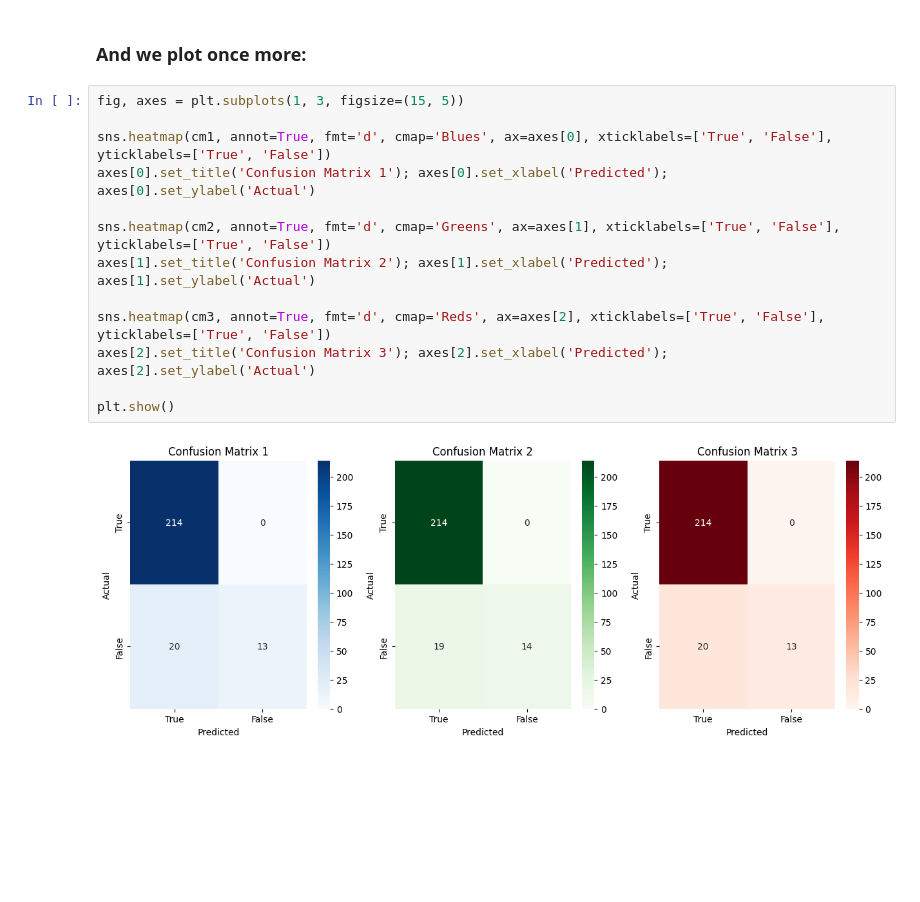
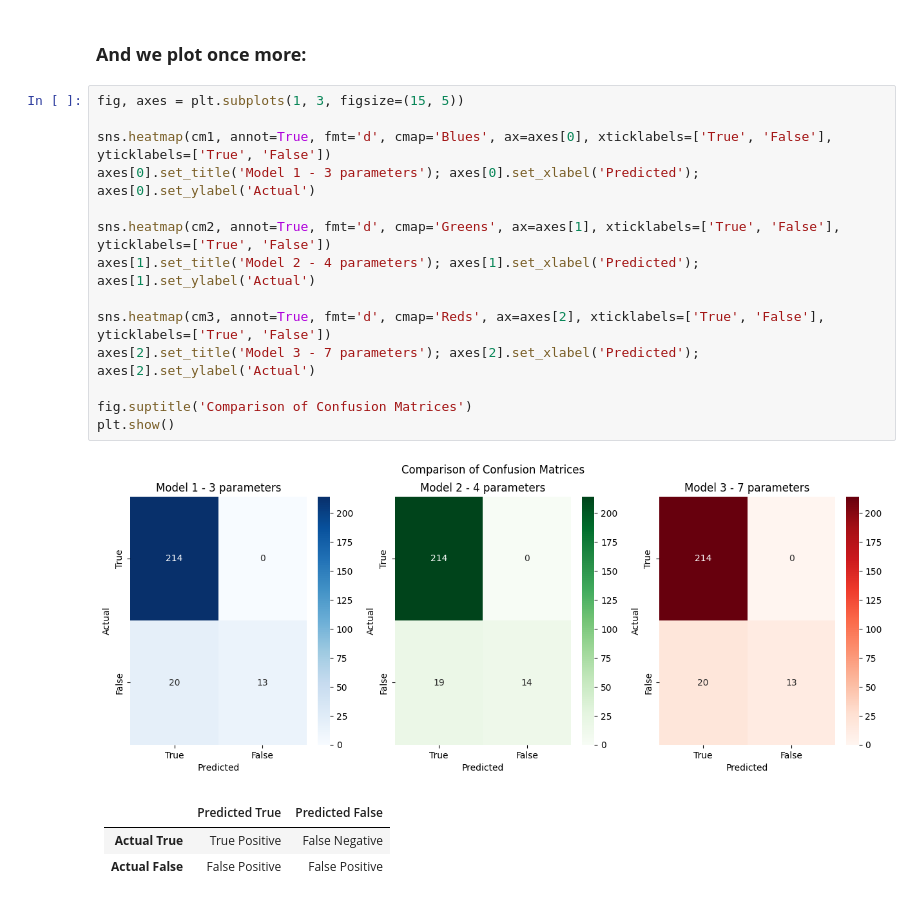
Before and after one commit to almsam/ML-playground, a Jupyter notebook: part 5 Logistic Classification.ipynb, the cells around one changed output. Drawn from its saved outputs; the diff is of its cells as text; blank space fills up the shorter version.

```diff
--- a/part 5 Logistic Classification.ipynb
+++ b/part 5 Logistic Classification.ipynb
@@ -189,15 +189,21 @@ array([[214,   0],
 # %%
 fig, axes = plt.subplots(1, 3, figsize=(15, 5))
 
 sns.heatmap(cm1, annot=True, fmt='d', cmap='Blues', ax=axes[0], xticklabels=['True', 'False'], yticklabels=['True', 'False'])
-axes[0].set_title('Confusion Matrix 1'); axes[0].set_xlabel('Predicted'); axes[0].set_ylabel('Actual')
+axes[0].set_title('Model 1 - 3 parameters'); axes[0].set_xlabel('Predicted'); axes[0].set_ylabel('Actual')
 
 sns.heatmap(cm2, annot=True, fmt='d', cmap='Greens', ax=axes[1], xticklabels=['True', 'False'], yticklabels=['True', 'False'])
-axes[1].set_title('Confusion Matrix 2'); axes[1].set_xlabel('Predicted'); axes[1].set_ylabel('Actual')
+axes[1].set_title('Model 2 - 4 parameters'); axes[1].set_xlabel('Predicted'); axes[1].set_ylabel('Actual')
 
 sns.heatmap(cm3, annot=True, fmt='d', cmap='Reds', ax=axes[2], xticklabels=['True', 'False'], yticklabels=['True', 'False'])
-axes[2].set_title('Confusion Matrix 3'); axes[2].set_xlabel('Predicted'); axes[2].set_ylabel('Actual')
+axes[2].set_title('Model 3 - 7 parameters'); axes[2].set_xlabel('Predicted'); axes[2].set_ylabel('Actual')
 
+fig.suptitle('Comparison of Confusion Matrices')
 plt.show()
 # %% [output]
-[figure, old version]
+[figure, new version]
+# %% [markdown]
+|                  | Predicted True  | Predicted False |
+|:---:             |:---:            |:---:            |
+| **Actual True**  | True Positive   | False Negative  |
+| **Actual False** | False Positive  | False Positive  |
```
